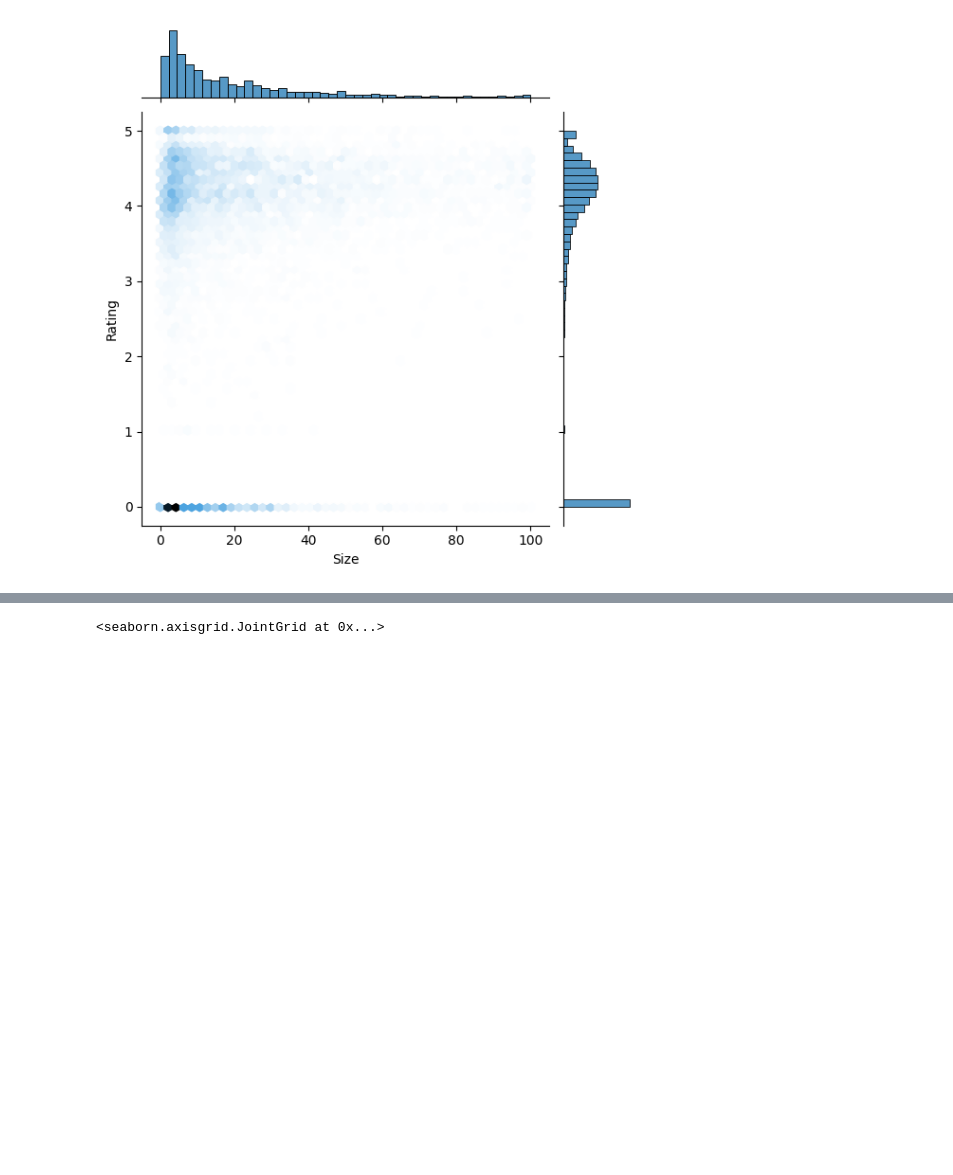
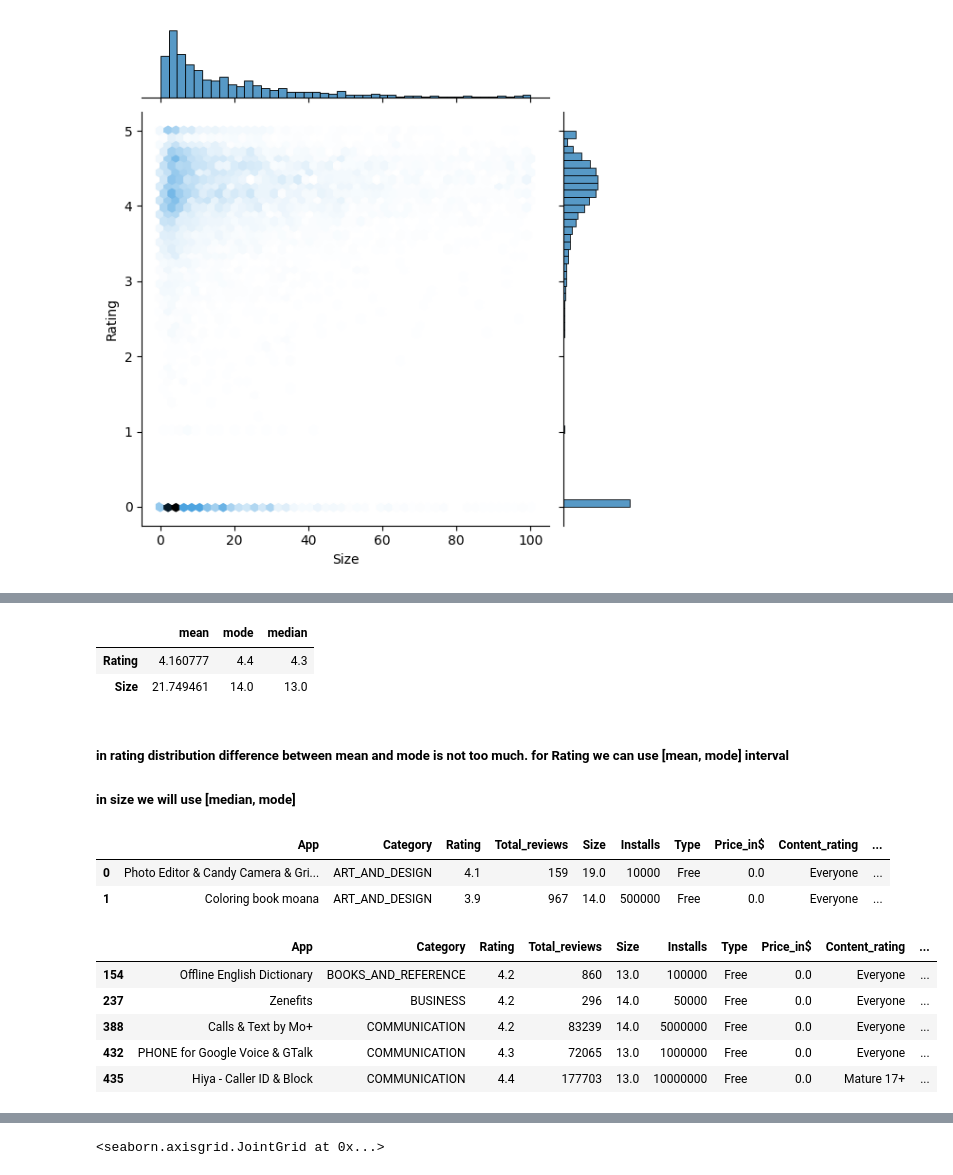
Before and after one commit to saeedshiranii/Data_Analysis, a Jupyter notebook: Pesronal projects/Google play store/main.ipynb, the cells around one changed output, grey strips where cells are left out. Drawn from its saved outputs; the diff is of its cells as text; code cells hidden in the pictures; blank space fills up the shorter version.

```diff
--- a/Pesronal projects/Google play store/main.ipynb
+++ b/Pesronal projects/Google play store/main.ipynb
@@ -411,0 +420,51 @@ but there is a interesting fact, look at this plot:
+# %%
+non_zero_ratings = welltype_app_df.loc[welltype_app_df["Rating"] != 0 ] # to remove rating outliers
+
+rating = non_zero_ratings.Rating
+size = non_zero_ratings.Size
+
+
+
+data = {"mean" : [rating.agg("mean").item(), size.agg("mean").item()],
+        "mode" : [rating.agg("mode").item(), size.agg("mode").item()],
+        "median" : [rating.agg("median").item(), size.agg("median").item()]}
+
+info_df = pd.DataFrame(data=data , index=["Rating", "Size"])
+info_df
+# %% [output]
+|  | mean | mode | median |
+| Rating | 4.160777 | 4.4 | 4.3 |
+| Size | 21.749461 | 14.0 | 13.0 |
+# %% [markdown]
+##### in rating distribution difference between mean and mode is not too much. for Rating we can use [mean, mode] interval
+##### in size we will use [median, mode]
+# %%
+non_zero_ratings.head(2)
+# %% [output]
+|  | App | Category | Rating | Total_reviews | Size | Installs | Type | Price_in$ | Content_rating | ... |
+| 0 | Photo Editor & Candy Camera & Gri... | ART_AND_DESIGN | 4.1 | 159 | 19.0 | 10000 | Free | 0.0 | Everyone | ... |
+| 1 | Coloring book moana | ART_AND_DESIGN | 3.9 | 967 | 14.0 | 500000 | Free | 0.0 | Everyone | ... |
+# %%
+# [median, mode]
+size_condition =  (
+    (non_zero_ratings.Size >= non_zero_ratings.Size.agg("median").item()) &
+    (non_zero_ratings.Size <= non_zero_ratings.Size.agg("mode").item())
+)
+
+
+# [mean, mode]
+rating_condition =  (
+    (non_zero_ratings.Rating >= non_zero_ratings.Rating.agg("mean").item()) &
+    (non_zero_ratings.Rating <= non_zero_ratings.Rating.agg("mode").item())
+)
+
+
+# select rows from dataframe
+non_zero_ratings[rating_condition & size_condition].head()
+# %% [output]
+|  | App | Category | Rating | Total_reviews | Size | Installs | Type | Price_in$ | Content_rating | ... |
+| 154 | Offline English Dictionary | BOOKS_AND_REFERENCE | 4.2 | 860 | 13.0 | 100000 | Free | 0.0 | Everyone | ... |
+| 237 | Zenefits | BUSINESS | 4.2 | 296 | 14.0 | 50000 | Free | 0.0 | Everyone | ... |
+| 388 | Calls & Text by Mo+ | COMMUNICATION | 4.2 | 83239 | 14.0 | 5000000 | Free | 0.0 | Everyone | ... |
+| 432 | PHONE for Google Voice & GTalk | COMMUNICATION | 4.3 | 72065 | 13.0 | 1000000 | Free | 0.0 | Everyone | ... |
+| 435 | Hiya - Caller ID & Block | COMMUNICATION | 4.4 | 177703 | 13.0 | 10000000 | Free | 0.0 | Mature 17+ | ... |
```
Also changed, not shown: parts of 31 cells of this notebook.
